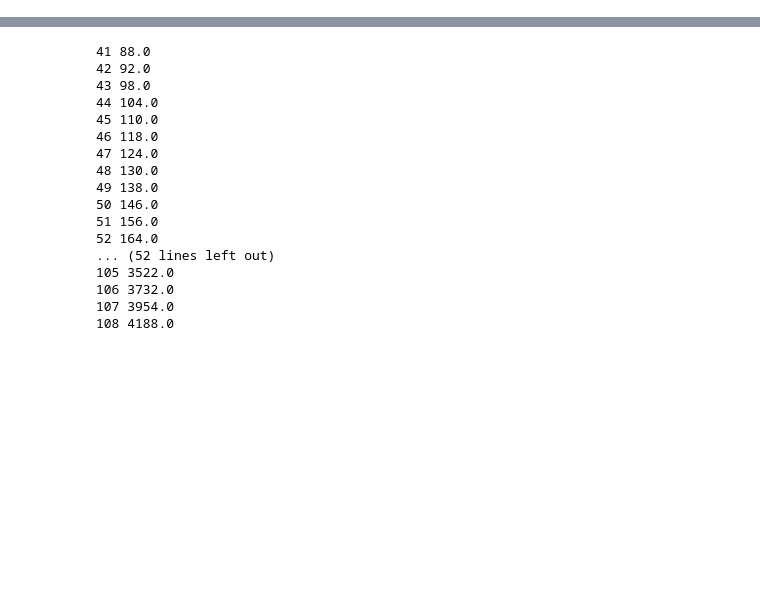
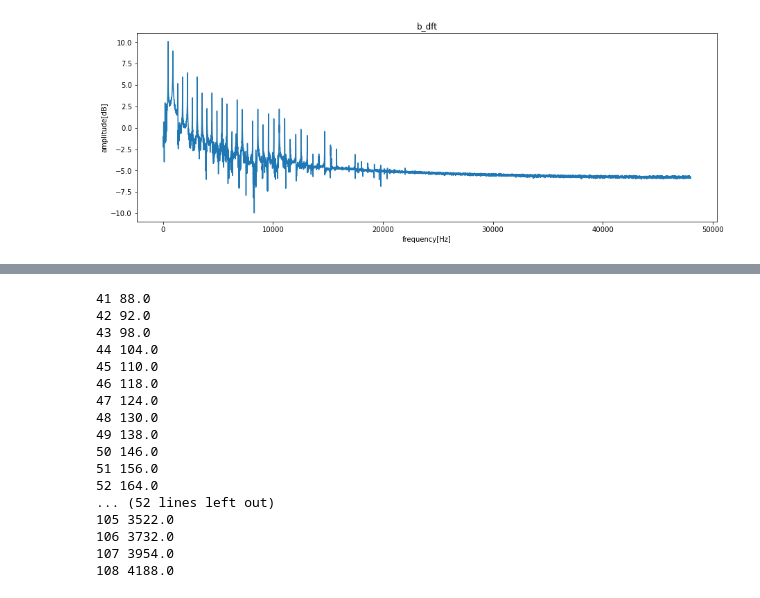
Before and after one commit to jirmusovic/Signaly-a-systemy, a Jupyter notebook: py/proj.ipynb, the cells around one changed output, grey strips where cells are left out. Saved outputs shown, nothing was run; the diff lists cells and outputs as text; code cells hidden in the pictures; blank space fills up the shorter version.

```diff
--- a/py/proj.ipynb
+++ b/py/proj.ipynb
@@ -61,0 +90,17 @@ plt.show()
+# %%
+#tone_b
+b_dft = xall[57]
+b_dft = np.fft.fft(b_dft)
+b_dft = np.abs(b_dft)
+b_dft = b_dft[:b_dft.size//2]
+idk = np.arange(b_dft.size)*Fs / (b_dft.size)
+
+plt.figure(figsize=(15,5))
+
+plt.plot(idk[1:], np.log2(b_dft[1:]))
+plt.title("b_dft")
+plt.xlabel("frequency[Hz]")
+plt.ylabel("amplitude[dB]")
+plt.show()
+# %% [output]
+[figure, added]
```
Also changed, not shown: parts of 15 cells of this notebook, 2 other files.
